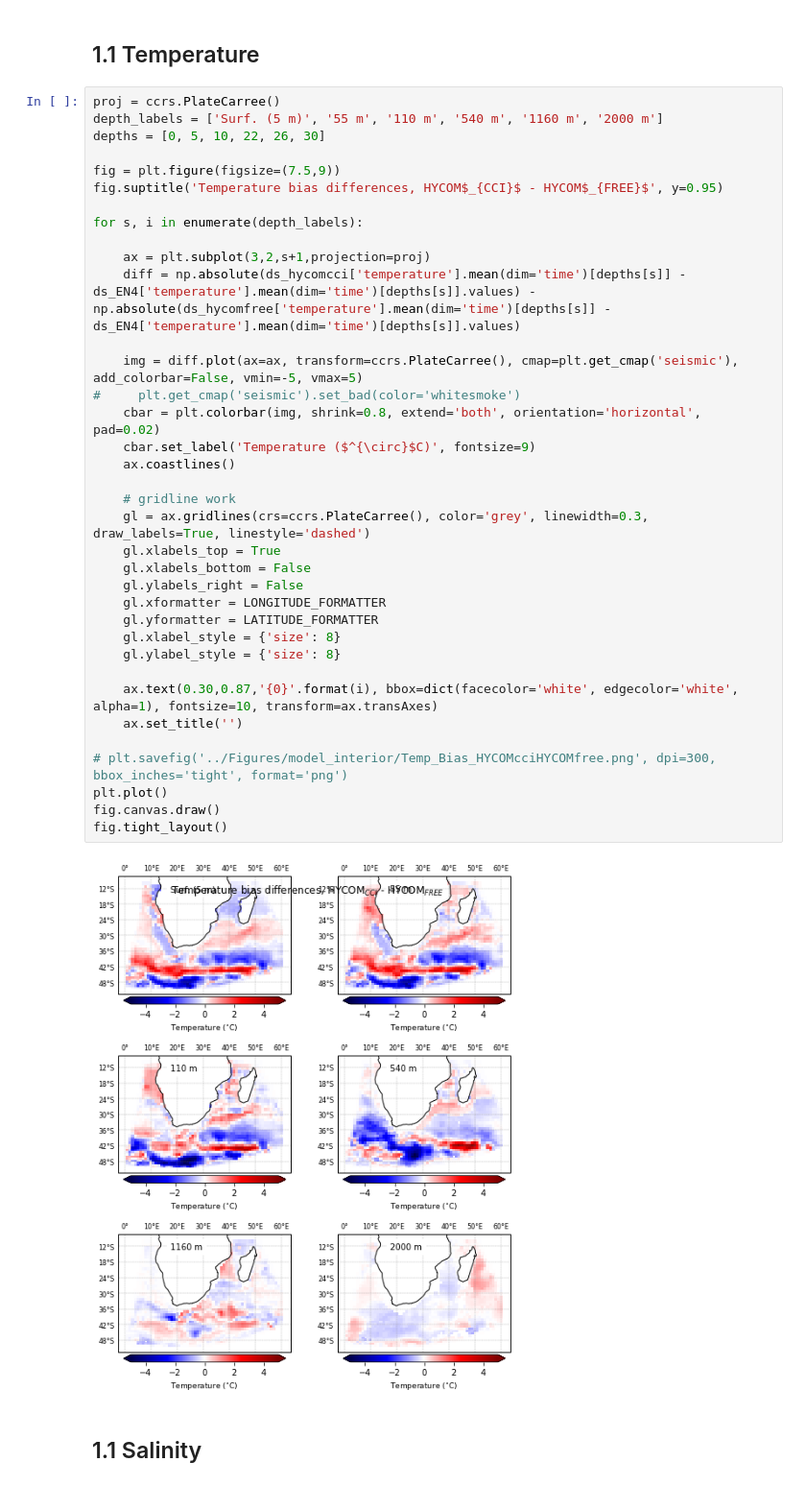
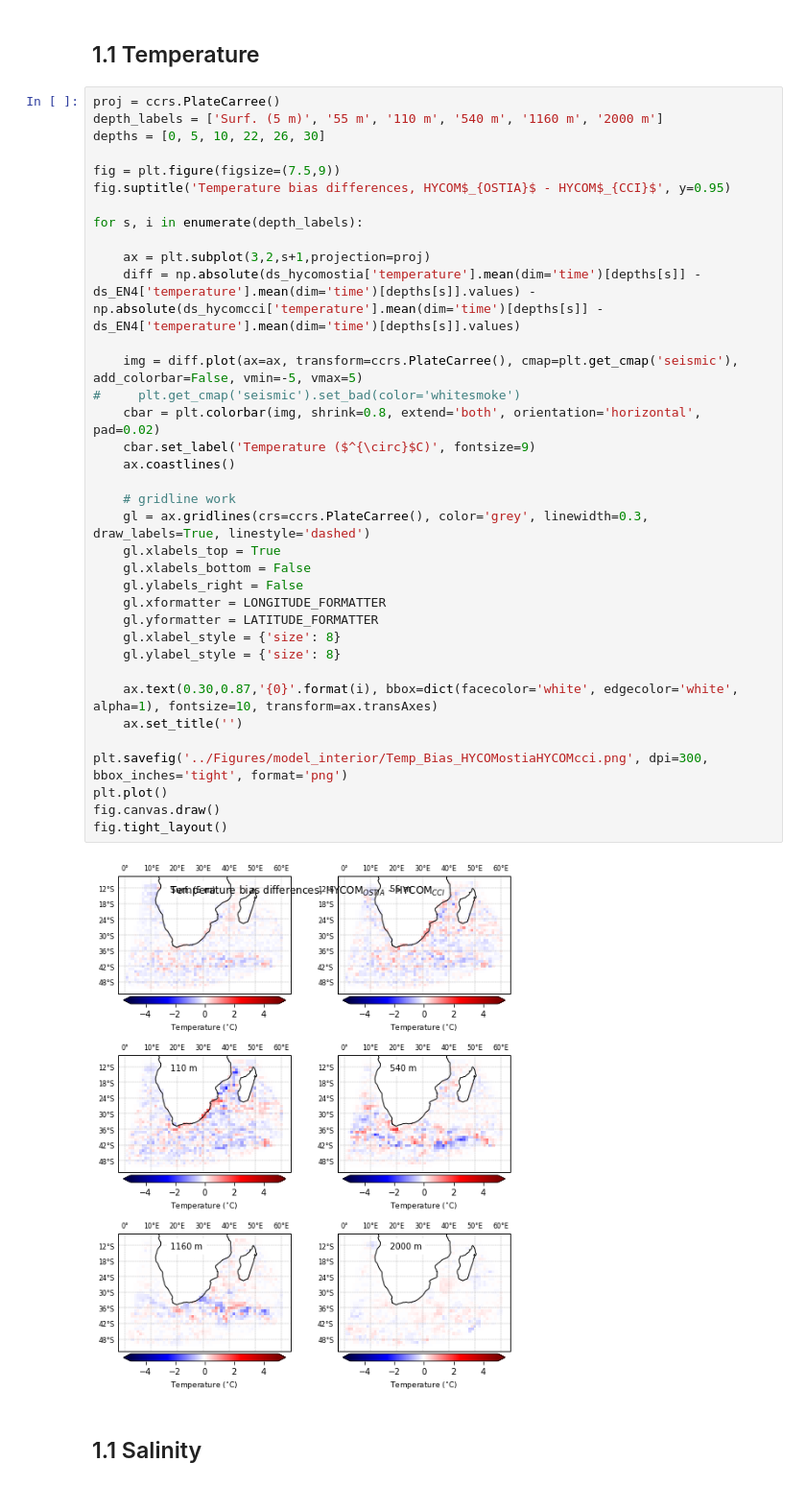
Before and after one commit to HarryLuyt/paper1_scripts, a Jupyter notebook: Scripts/HYCOM_EN4_Bias.ipynb, the cells around one changed output. Shown at 96% size. Drawn from its saved outputs; the diff is of its cells as text.

Commit message:
Finish bias figures for differences suggested by Francois

```diff
--- a/Scripts/HYCOM_EN4_Bias.ipynb
+++ b/Scripts/HYCOM_EN4_Bias.ipynb
@@ -46,37 +82,37 @@ depth_labels = ['Surf. (5 m)', '55 m', '110 m', '540 m', '1160 m', '2000 m']
 depths = [0, 5, 10, 22, 26, 30]
 
 fig = plt.figure(figsize=(7.5,9))
-fig.suptitle('Temperature bias differences, HYCOM$_{CCI}$ - HYCOM$_{FREE}$', y=0.95)
+fig.suptitle('Temperature bias differences, HYCOM$_{OSTIA}$ - HYCOM$_{CCI}$', y=0.95)
 
 for s, i in enumerate(depth_labels):
 
     ax = plt.subplot(3,2,s+1,projection=proj)
-    diff = np.absolute(ds_hycomcci['temperature'].mean(dim='time')[depths[s]] - ds_EN4['temperature'].mean(dim='time')[depths[s]].values) - np.absolute(ds_hycomfree['temperature'].mean(dim='time')[depths[s]] - ds_EN4['temperature'].mean(dim='time')[depths[s]].values)
+    diff = np.absolute(ds_hycomostia['temperature'].mean(dim='time')[depths[s]] - ds_EN4['temperature'].mean(dim='time')[depths[s]].values) - np.absolute(ds_hycomcci['temperature'].mean(dim='time')[depths[s]] - ds_EN4['temperature'].mean(dim='time')[depths[s]].values)
 
     img = diff.plot(ax=ax, transform=ccrs.PlateCarree(), cmap=plt.get_cmap('seismic'), add_colorbar=False, vmin=-5, vmax=5)
 #     plt.get_cmap('seismic').set_bad(color='whitesmoke')
     cbar = plt.colorbar(img, shrink=0.8, extend='both', orientation='horizontal', pad=0.02)
     cbar.set_label('Temperature ($^{\circ}$C)', fontsize=9)
     ax.coastlines()
 
     # gridline work
     gl = ax.gridlines(crs=ccrs.PlateCarree(), color='grey', linewidth=0.3, draw_labels=True, linestyle='dashed')
     gl.xlabels_top = True
     gl.xlabels_bottom = False
     gl.ylabels_right = False
     gl.xformatter = LONGITUDE_FORMATTER
     gl.yformatter = LATITUDE_FORMATTER
     gl.xlabel_style = {'size': 8}
     gl.ylabel_style = {'size': 8}
 
     ax.text(0.30,0.87,'{0}'.format(i), bbox=dict(facecolor='white', edgecolor='white', alpha=1), fontsize=10, transform=ax.transAxes)
     ax.set_title('')
 
-# plt.savefig('../Figures/model_interior/Temp_Bias_HYCOMcciHYCOMfree.png', dpi=300, bbox_inches='tight', format='png')
+plt.savefig('../Figures/model_interior/Temp_Bias_HYCOMostiaHYCOMcci.png', dpi=300, bbox_inches='tight', format='png')
 plt.plot()
 fig.canvas.draw()
 fig.tight_layout()
 # %% [output]
-[figure, old version]
+[figure, new version]
 # %% [markdown]
 ## 1.1 Salinity
```
Also changed, not shown: parts of 21 cells of this notebook.
